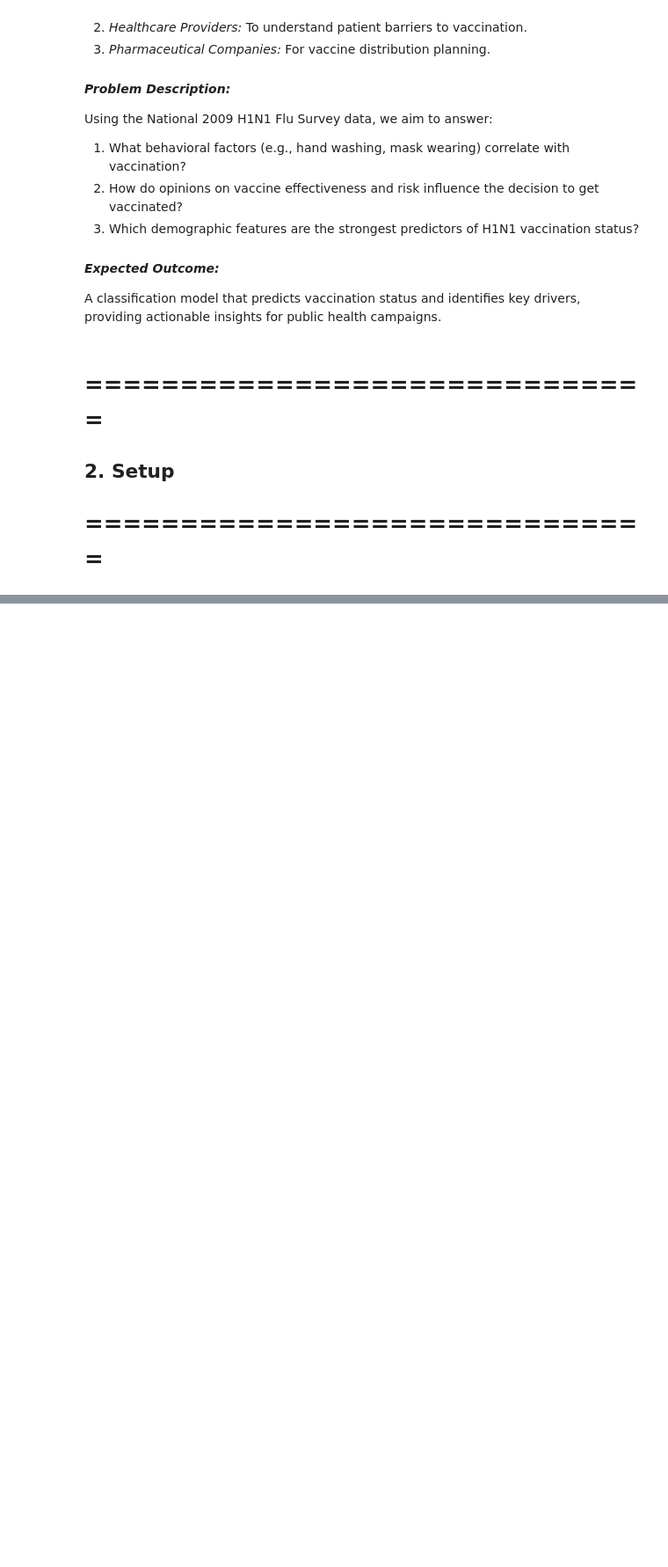
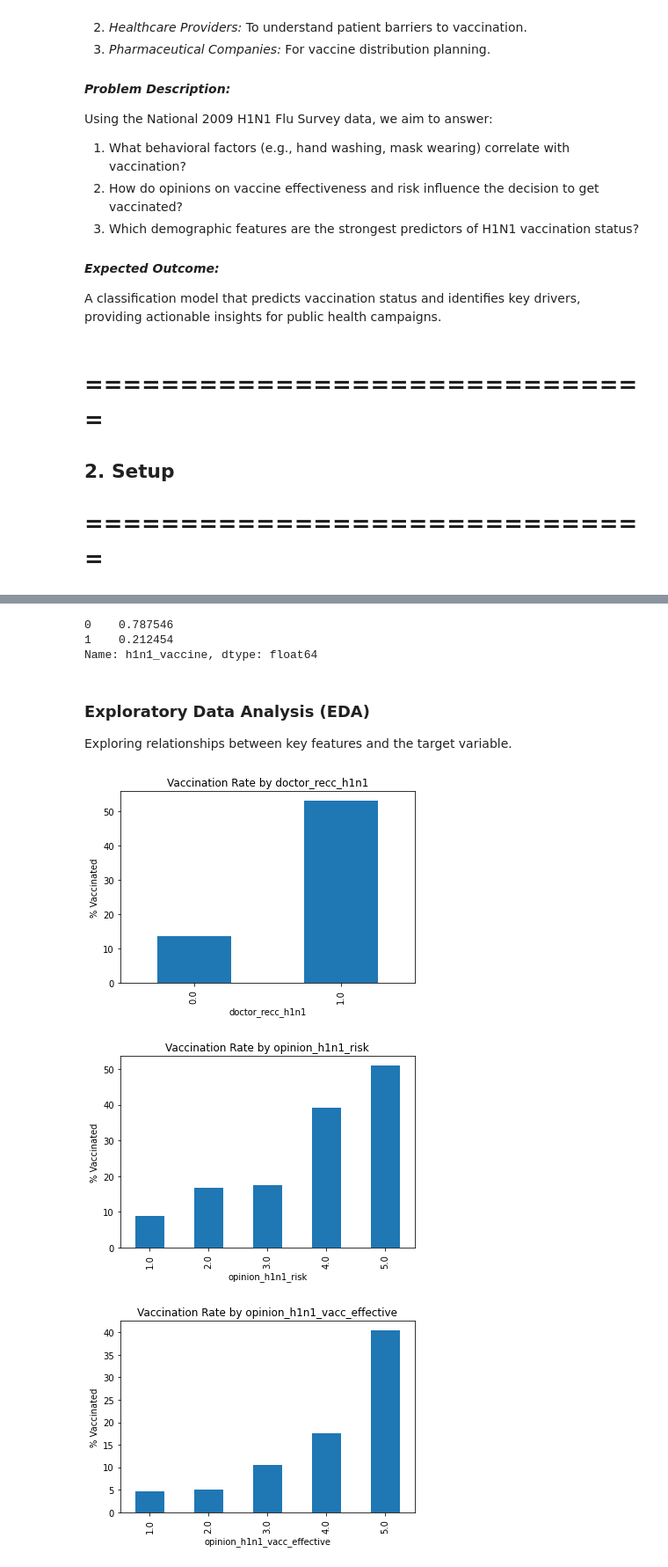
Before and after one commit to just-mawi/Phase-3-Project, a Jupyter notebook: index.ipynb, the cells around one changed output, grey strips where cells are left out. Shown at 88% size. Drawn from its saved outputs; the diff is of its cells as text; code cells hidden in the pictures; blank space fills up the shorter version.

Commit message:
Perform Data Understanding

```diff
--- a/index.ipynb
+++ b/index.ipynb
@@ -50,0 +57,10 @@ RANDOM_STATE = 42
+# %%
+# Load datasets
+features = pd.read_csv('training_set_features.csv')
+labels = pd.read_csv('training_set_labels.csv')
+
+# Merge features and labels
+df = features.merge(labels, on='respondent_id')
+
+print(df.shape)
+df.head()
@@ -50,0 +96,27 @@ RANDOM_STATE = 42
+# %%
+# Investigate the classes
+print(df['h1n1_vaccine'].value_counts(normalize=True))
+# %% [output]
+0    0.787546
+1    0.212454
+Name: h1n1_vaccine, dtype: float64
+# %% [markdown]
+### Exploratory Data Analysis (EDA)
+Exploring relationships between key features and the target variable.
+# %%
+def plot_vaccination_rate(df, col):
+    rate = df.groupby(col)['h1n1_vaccine'].mean() * 100
+    rate.plot(kind='bar')
+    plt.title(f'Vaccination Rate by {col}')
+    plt.ylabel('% Vaccinated')
+    plt.show()
+# %%
+plot_vaccination_rate(df, 'doctor_recc_h1n1')
+plot_vaccination_rate(df, 'opinion_h1n1_risk')
+plot_vaccination_rate(df, 'opinion_h1n1_vacc_effective')
+plot_vaccination_rate(df, 'income_poverty')
+plot_vaccination_rate(df, 'age_group')
+# %% [output]
+[figure, added]
+[figure, added]
+[figure, added]
```
Also changed, not shown: parts of 9 cells of this notebook.
